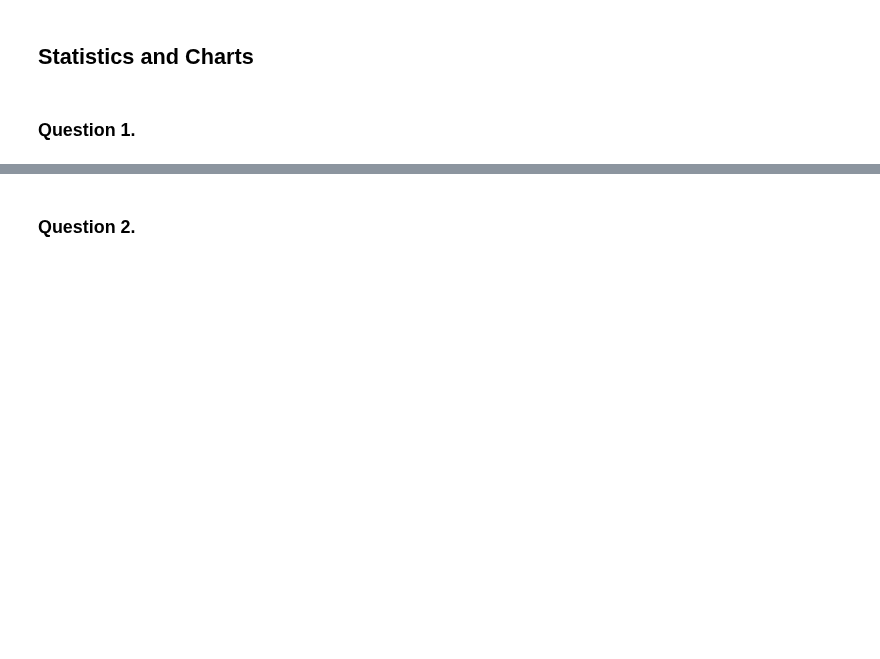
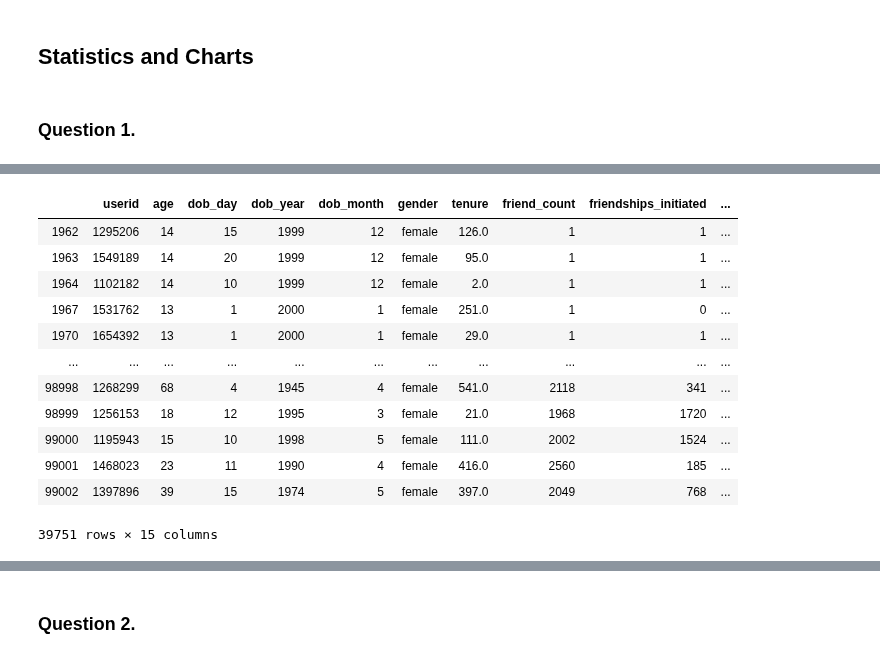
Before and after one commit to bigyihsuan/SocialMediaProject, a Jupyter notebook: Social Media Analysis Code.ipynb, the cells around one changed output, grey strips where cells are left out. Cells and saved outputs as stored; diff of their text form; code cells hidden in the pictures; blank space fills up the shorter version.

```diff
--- a/Social Media Analysis Code.ipynb
+++ b/Social Media Analysis Code.ipynb
@@ -162,0 +226,17 @@ df.head()
+# %%
+f_nozero = df1.loc[(df1['gender']=='female') & (df1['friend_count'] > 0)]
+f_nozero
+# %% [output]
+|  | userid | age | dob_day | dob_year | dob_month | gender | tenure | friend_count | friendships_initiated | ... |
+| 1962 | 1295206 | 14 | 15 | 1999 | 12 | female | 126.0 | 1 | 1 | ... |
+| 1963 | 1549189 | 14 | 20 | 1999 | 12 | female | 95.0 | 1 | 1 | ... |
+| 1964 | 1102182 | 14 | 10 | 1999 | 12 | female | 2.0 | 1 | 1 | ... |
+| 1967 | 1531762 | 13 | 1 | 2000 | 1 | female | 251.0 | 1 | 0 | ... |
+| 1970 | 1654392 | 13 | 1 | 2000 | 1 | female | 29.0 | 1 | 1 | ... |
+| ... | ... | ... | ... | ... | ... | ... | ... | ... | ... | ... |
+| 98998 | 1268299 | 68 | 4 | 1945 | 4 | female | 541.0 | 2118 | 341 | ... |
+| 98999 | 1256153 | 18 | 12 | 1995 | 3 | female | 21.0 | 1968 | 1720 | ... |
+| 99000 | 1195943 | 15 | 10 | 1998 | 5 | female | 111.0 | 2002 | 1524 | ... |
+| 99001 | 1468023 | 23 | 11 | 1990 | 4 | female | 416.0 | 2560 | 185 | ... |
+| 99002 | 1397896 | 39 | 15 | 1974 | 5 | female | 397.0 | 2049 | 768 | ... |
+39751 rows × 15 columns
```
Also changed, not shown: parts of 21 cells of this notebook, 3 other files.
